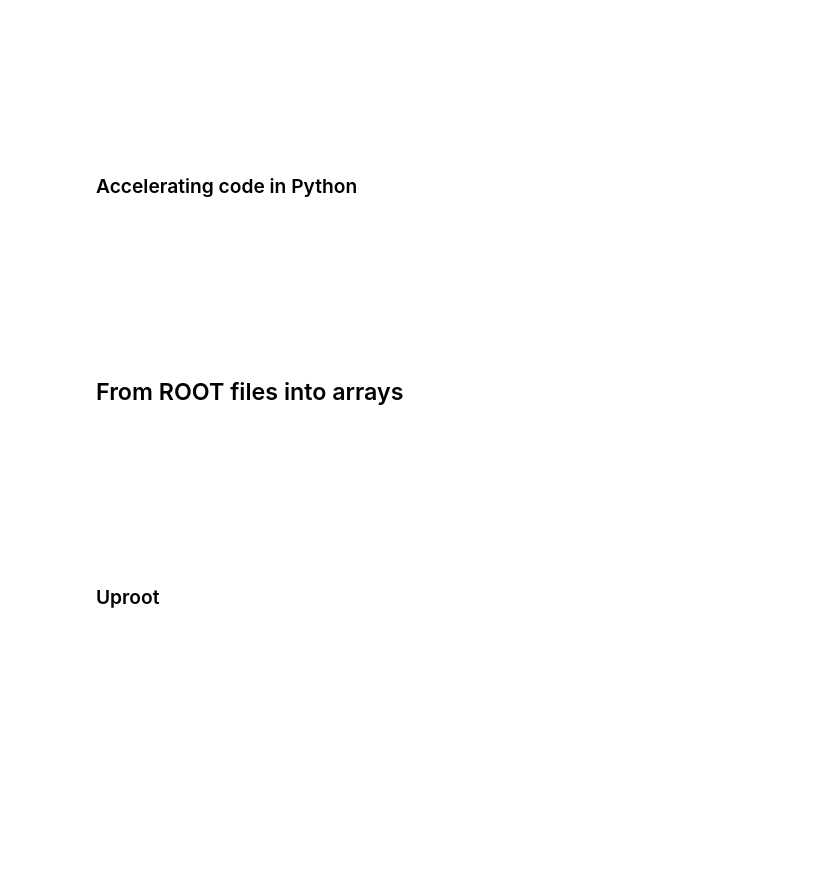
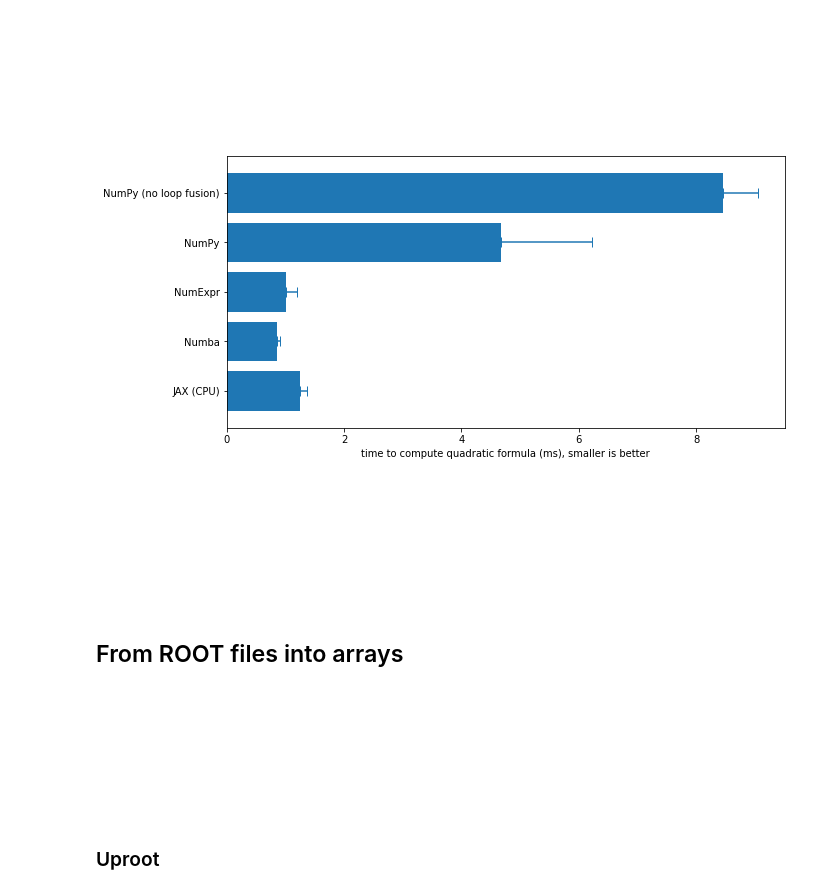
Before and after one commit to jpivarski-talks/2022-08-03-codas-hep-columnar-tutorial, a Jupyter notebook: part-1.ipynb, the cells around one changed output. Drawn from its saved outputs; the diff is of its cells as text; code cells hidden in the pictures; blank space fills up the shorter version.

```diff
--- a/part-1.ipynb
+++ b/part-1.ipynb
@@ -406,0 +538,2 @@ B ← 3 4 ⍴ ⍳ 12
+# %%
+quadratic_numpy2 = _
@@ -406,0 +558,2 @@ B ← 3 4 ⍴ ⍳ 12
+# %%
+quadratic_numexpr = _
@@ -406,0 +580,2 @@ B ← 3 4 ⍴ ⍳ 12
+# %%
+quadratic_numba = _
@@ -407,7 +607,40 @@ B ← 3 4 ⍴ ⍳ 12
+# %%
+quadratic_jax = _
 # %% [markdown]
 <br><br><br><br><br>
-# %% [markdown]
-### Accelerating code in Python
+# %%
+fig, ax = plt.subplots(figsize=(10, 5))
+
+test_names = [
+    "NumPy (no loop fusion)",
+    "NumPy",
+    "NumExpr",
+    "Numba",
+    "JAX (CPU)",
+][::-1]
+test_results = np.array([
+    1e3 * np.min(quadratic_numpy2.all_runs) / quadratic_numpy2.loops,
+    1e3 * np.min(quadratic_numpy1.all_runs) / quadratic_numpy1.loops,
+    1e3 * np.min(quadratic_numexpr.all_runs) / quadratic_numexpr.loops,
+    1e3 * np.min(quadratic_numba.all_runs) / quadratic_numba.loops,
+    1e3 * np.min(quadratic_jax.all_runs) / quadratic_jax.loops,
+][::-1])
+test_variations = np.array([
+    1e3 * np.ptp(quadratic_numpy2.all_runs) / quadratic_numpy2.loops,
+    1e3 * np.ptp(quadratic_numpy1.all_runs) / quadratic_numpy1.loops,
+    1e3 * np.ptp(quadratic_numexpr.all_runs) / quadratic_numexpr.loops,
+    1e3 * np.ptp(quadratic_numba.all_runs) / quadratic_numba.loops,
+    1e3 * np.ptp(quadratic_jax.all_runs) / quadratic_jax.loops,
+][::-1])
+ax.barh(range(len(test_names)), test_results);
+ax.errorbar(test_results + test_variations/2, range(len(test_names)), xerr=test_variations/2, capsize=5, fmt="none", c="#1f77b4");
+ax.set_yticks(range(len(test_names)));
+ax.set_yticklabels(test_names);
+ax.set_xlabel("time to compute quadratic formula (ms), smaller is better");
+ax.set_xscale("linear");
+ax.set_ylim(-0.75, len(test_results) - 0.25);
+# %% [output]
+[figure, added]
 # %% [markdown]
 <br><br><br><br><br>
 # %% [markdown]
```
Also changed, not shown: parts of 48 cells of this notebook.
